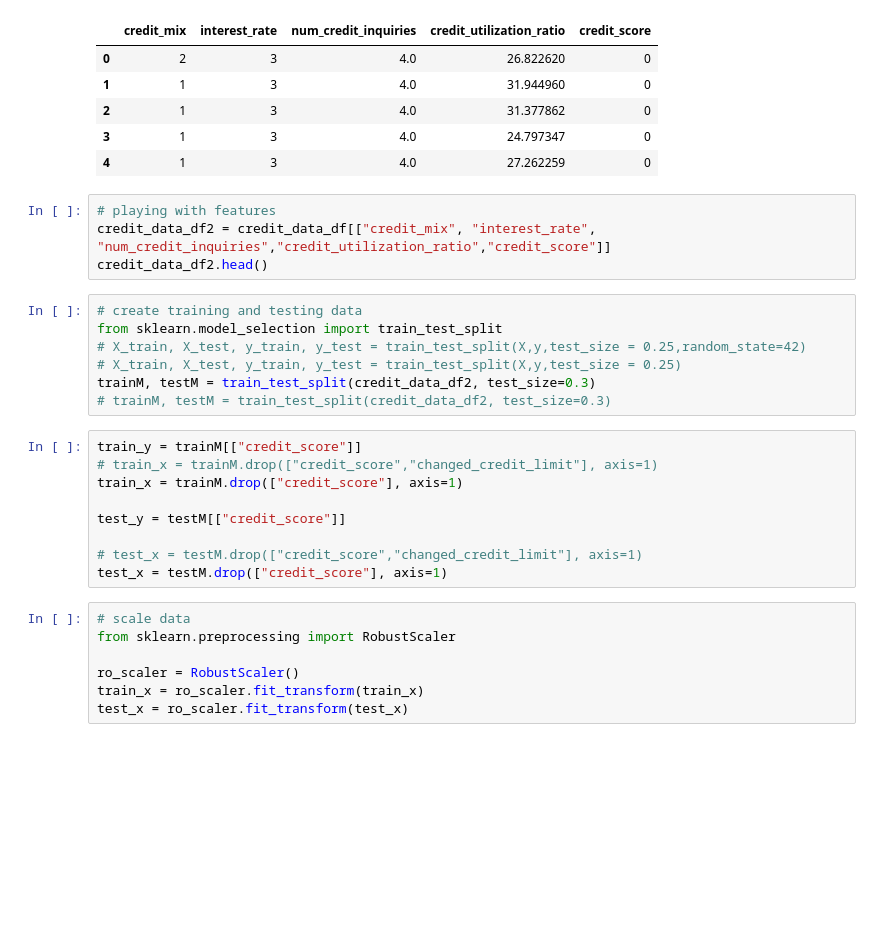
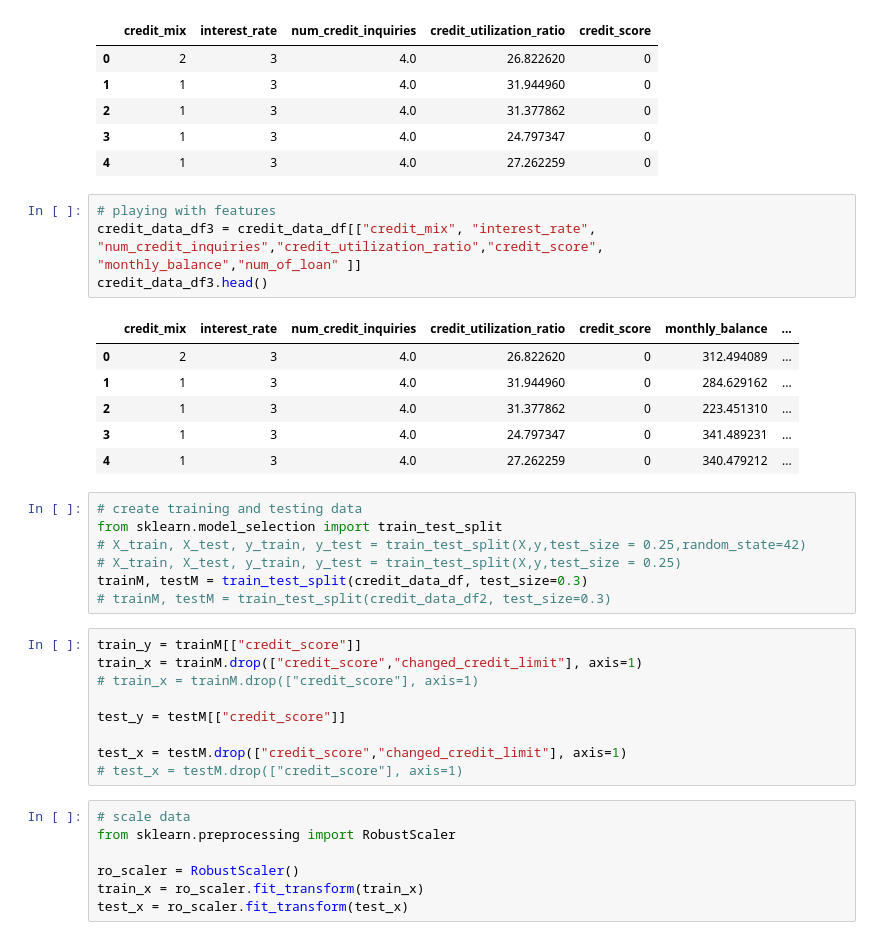
Before and after one commit to woodpecker2100/machine-learning-project, a Jupyter notebook: ML_analysis.ipynb, the cells around one changed output. Saved outputs shown, nothing was run; the diff lists cells and outputs as text; blank space fills up the shorter version.

```diff
--- a/ML_analysis.ipynb
+++ b/ML_analysis.ipynb
@@ -65,24 +65,31 @@ credit_data_df2.head()
 | 4 | 1 | 3 | 4.0 | 27.262259 | 0 |
 # %%
 # playing with features
-credit_data_df2 = credit_data_df[["credit_mix", "interest_rate", "num_credit_inquiries","credit_utilization_ratio","credit_score"]]
-credit_data_df2.head()
+credit_data_df3 = credit_data_df[["credit_mix", "interest_rate", "num_credit_inquiries","credit_utilization_ratio","credit_score", "monthly_balance","num_of_loan" ]]
+credit_data_df3.head()
+# %% [output]
+|  | credit_mix | interest_rate | num_credit_inquiries | credit_utilization_ratio | credit_score | monthly_balance | ... |
+| 0 | 2 | 3 | 4.0 | 26.822620 | 0 | 312.494089 | ... |
+| 1 | 1 | 3 | 4.0 | 31.944960 | 0 | 284.629162 | ... |
+| 2 | 1 | 3 | 4.0 | 31.377862 | 0 | 223.451310 | ... |
+| 3 | 1 | 3 | 4.0 | 24.797347 | 0 | 341.489231 | ... |
+| 4 | 1 | 3 | 4.0 | 27.262259 | 0 | 340.479212 | ... |
 # %%
 # create training and testing data
 from sklearn.model_selection import train_test_split
 # X_train, X_test, y_train, y_test = train_test_split(X,y,test_size = 0.25,random_state=42)
 # X_train, X_test, y_train, y_test = train_test_split(X,y,test_size = 0.25)
-trainM, testM = train_test_split(credit_data_df2, test_size=0.3)
+trainM, testM = train_test_split(credit_data_df, test_size=0.3)
 # trainM, testM = train_test_split(credit_data_df2, test_size=0.3)
 # %%
 train_y = trainM[["credit_score"]]
-# train_x = trainM.drop(["credit_score","changed_credit_limit"], axis=1)
-train_x = trainM.drop(["credit_score"], axis=1)
+train_x = trainM.drop(["credit_score","changed_credit_limit"], axis=1)
+# train_x = trainM.drop(["credit_score"], axis=1)
 
 test_y = testM[["credit_score"]]
 
-# test_x = testM.drop(["credit_score","changed_credit_limit"], axis=1)
-test_x = testM.drop(["credit_score"], axis=1)
+test_x = testM.drop(["credit_score","changed_credit_limit"], axis=1)
+# test_x = testM.drop(["credit_score"], axis=1)
 # %%
 # scale data
 from sklearn.preprocessing import RobustScaler
```
Also changed, not shown: parts of 8 cells of this notebook.
